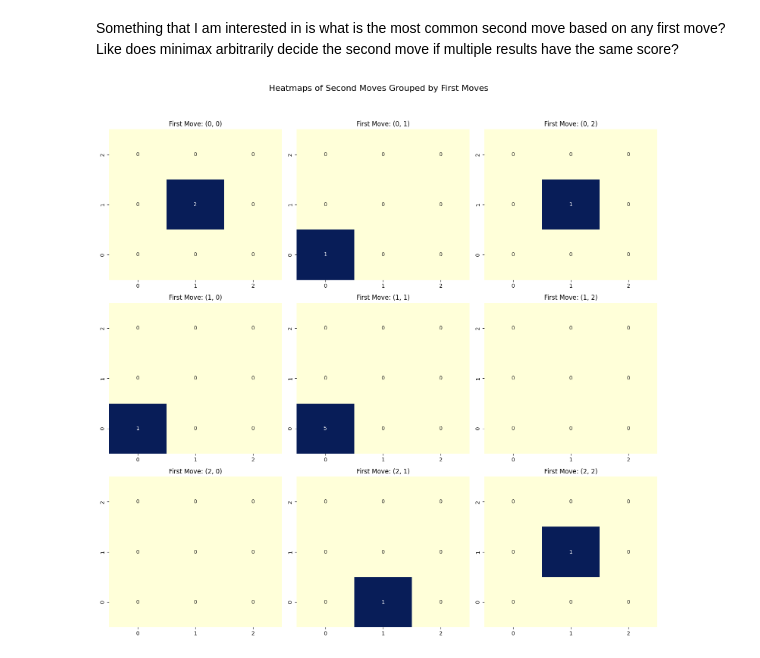
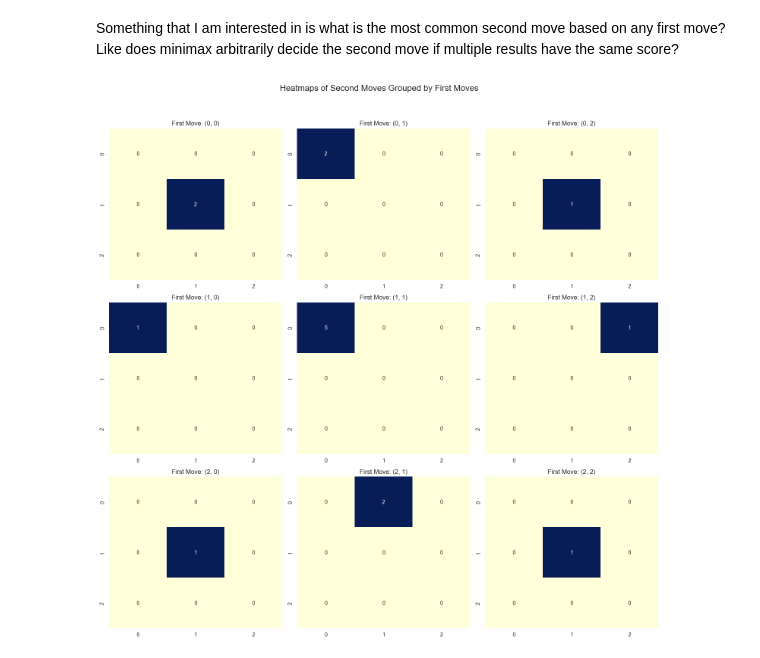
Before and after one commit to slidwell44/PdcaFinalProj, a Jupyter notebook: game_optimization_project.ipynb, the cells around one changed output. Cells and saved outputs as stored; diff of their text form; code cells hidden in the pictures.

Commit message:
Played a couple more games, added a print statement to verbosely minimax, and inverted the index in heatmaps

```diff
--- a/game_optimization_project.ipynb
+++ b/game_optimization_project.ipynb
@@ -125,6 +158,7 @@ query = text("""
     FROM games
         INNER JOIN moves ON games.id = moves.game_id
     WHERE games.winner IS NOT NULL
+    ORDER BY createdat ASC
 """)
 result_df = pd.read_sql(query, con=db)
 db.close()
@@ -187,32 +222,31 @@ fig, axes = plt.subplots(3, 3, figsize=(15, 15))
 fig.suptitle("Heatmaps of Second Moves Grouped by First Moves", fontsize=16)
 
 for row in range(3):
     for col in range(3):
         filtered_moves = merged_moves[(merged_moves["row_first"] == row) & (merged_moves["col_first"] == col)]
 
         heatmap_data = np.zeros((3, 3), dtype=int)
         for _, move in filtered_moves.iterrows():
             r2 = move["row_second"]
             c2 = move["col_second"]
             if pd.notnull(r2) and pd.notnull(c2):
                 heatmap_data[int(r2), int(c2)] += 1
 
         # noinspection PyTypeChecker
         sns.heatmap(
             heatmap_data,
             annot=True,
             fmt="d",
             cmap="YlGnBu",
             ax=axes[row, col],
             cbar=False,
             xticklabels=[0, 1, 2],
             yticklabels=[0, 1, 2]
         )
         axes[row, col].set_title(f"First Move: ({row}, {col})")
-        axes[row, col].invert_yaxis()
 
 # noinspection PyTypeChecker
 plt.tight_layout(rect=[0, 0, 1, 0.95])
 plt.show()
 # %% [output]
-[figure, old version]
+[figure, new version]
```
Also changed, not shown: parts of 9 cells of this notebook, 2 other files.
